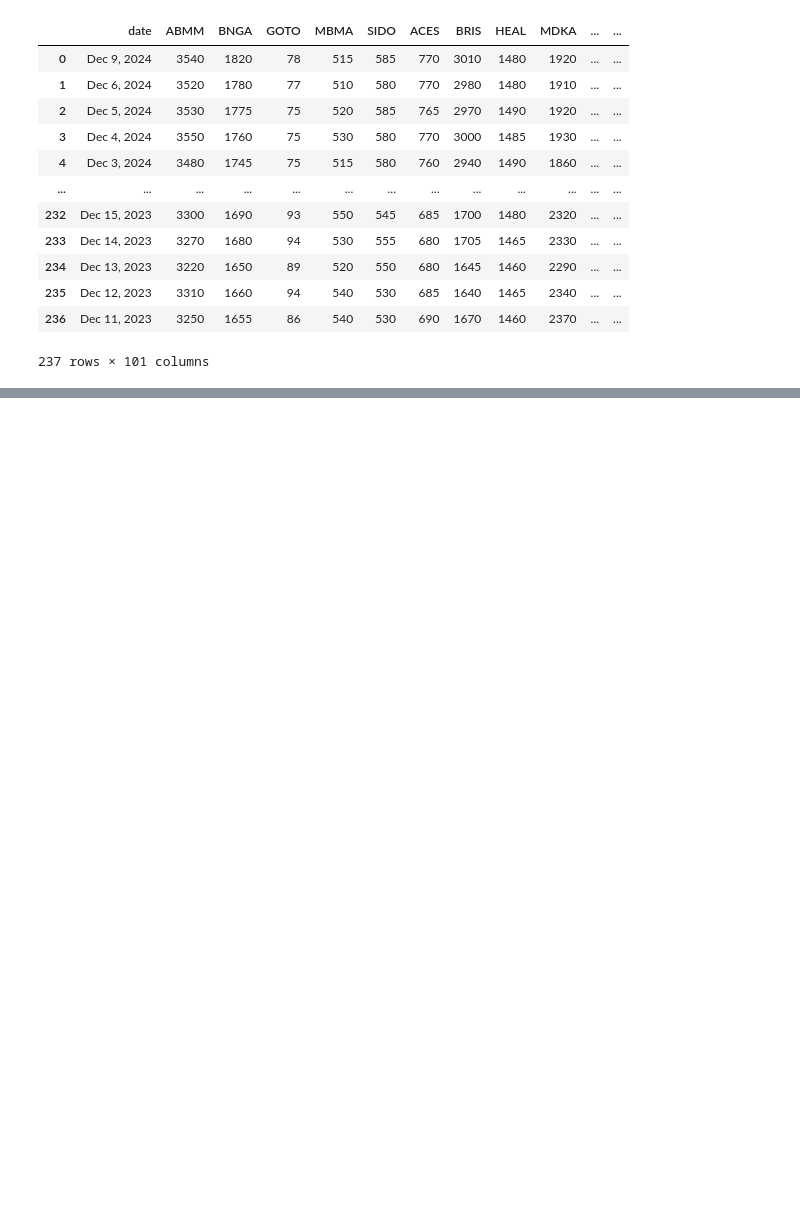
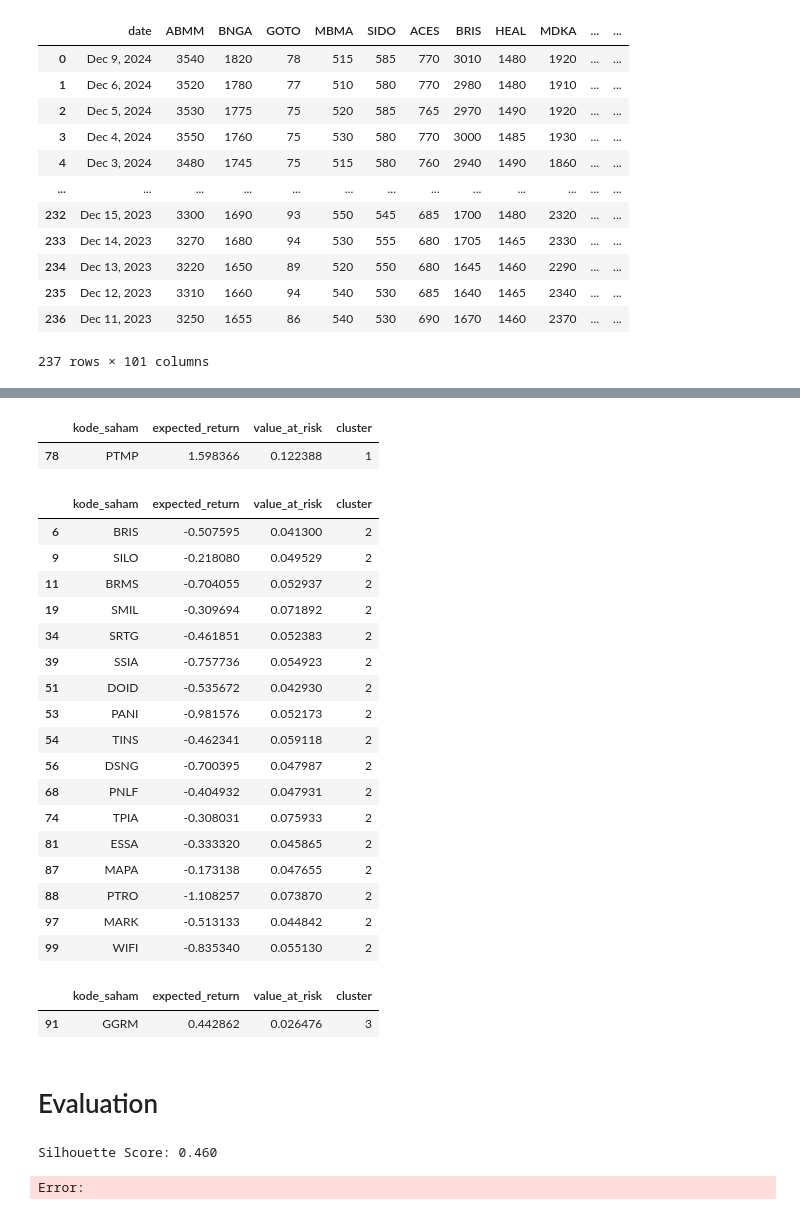
Before and after one commit to raffnr/kompas100-stocks-clustering-kmeans, a Jupyter notebook: main.ipynb, the cells around one changed output, grey strips where cells are left out. Drawn from its saved outputs; the diff is of its cells as text; code cells hidden in the pictures; blank space fills up the shorter version.

```diff
--- a/main.ipynb
+++ b/main.ipynb
@@ -19,0 +239,44 @@ df
+# %%
+cluster_1_df = new_df[new_df['cluster'] == 1][['kode_saham', 'expected_return', 'value_at_risk', 'cluster']]
+cluster_1_df = cluster_1_df.sort_values(by='expected_return', ascending=False)
+cluster_1_df
+# %% [output]
+|  | kode_saham | expected_return | value_at_risk | cluster |
+| 78 | PTMP | 1.598366 | 0.122388 | 1 |
+# %%
+cluster_2_df = new_df[new_df['cluster'] == 2][['kode_saham', 'expected_return', 'value_at_risk', 'cluster']]
+cluster_2_df
+# %% [output]
+|  | kode_saham | expected_return | value_at_risk | cluster |
+| 6 | BRIS | -0.507595 | 0.041300 | 2 |
+| 9 | SILO | -0.218080 | 0.049529 | 2 |
+| 11 | BRMS | -0.704055 | 0.052937 | 2 |
+| 19 | SMIL | -0.309694 | 0.071892 | 2 |
+| 34 | SRTG | -0.461851 | 0.052383 | 2 |
+| 39 | SSIA | -0.757736 | 0.054923 | 2 |
+| 51 | DOID | -0.535672 | 0.042930 | 2 |
+| 53 | PANI | -0.981576 | 0.052173 | 2 |
+| 54 | TINS | -0.462341 | 0.059118 | 2 |
+| 56 | DSNG | -0.700395 | 0.047987 | 2 |
+| 68 | PNLF | -0.404932 | 0.047931 | 2 |
+| 74 | TPIA | -0.308031 | 0.075933 | 2 |
+| 81 | ESSA | -0.333320 | 0.045865 | 2 |
+| 87 | MAPA | -0.173138 | 0.047655 | 2 |
+| 88 | PTRO | -1.108257 | 0.073870 | 2 |
+| 97 | MARK | -0.513133 | 0.044842 | 2 |
+| 99 | WIFI | -0.835340 | 0.055130 | 2 |
+# %%
+new_df[new_df['kode_saham'] == "GGRM"]
+# %% [output]
+|  | kode_saham | expected_return | value_at_risk | cluster |
+| 91 | GGRM | 0.442862 | 0.026476 | 3 |
+# %% [markdown]
+<h1>Evaluation</h1>
+# %%
+from sklearn.metrics import silhouette_score
+
+silhouette = silhouette_score(df_scaled, labels)
+print(f"Silhouette Score: {silhouette:.3f}")
+# %% [output]
+Silhouette Score: 0.460
+Error:
```
Also changed, not shown: parts of 15 cells of this notebook, 4 other files.
